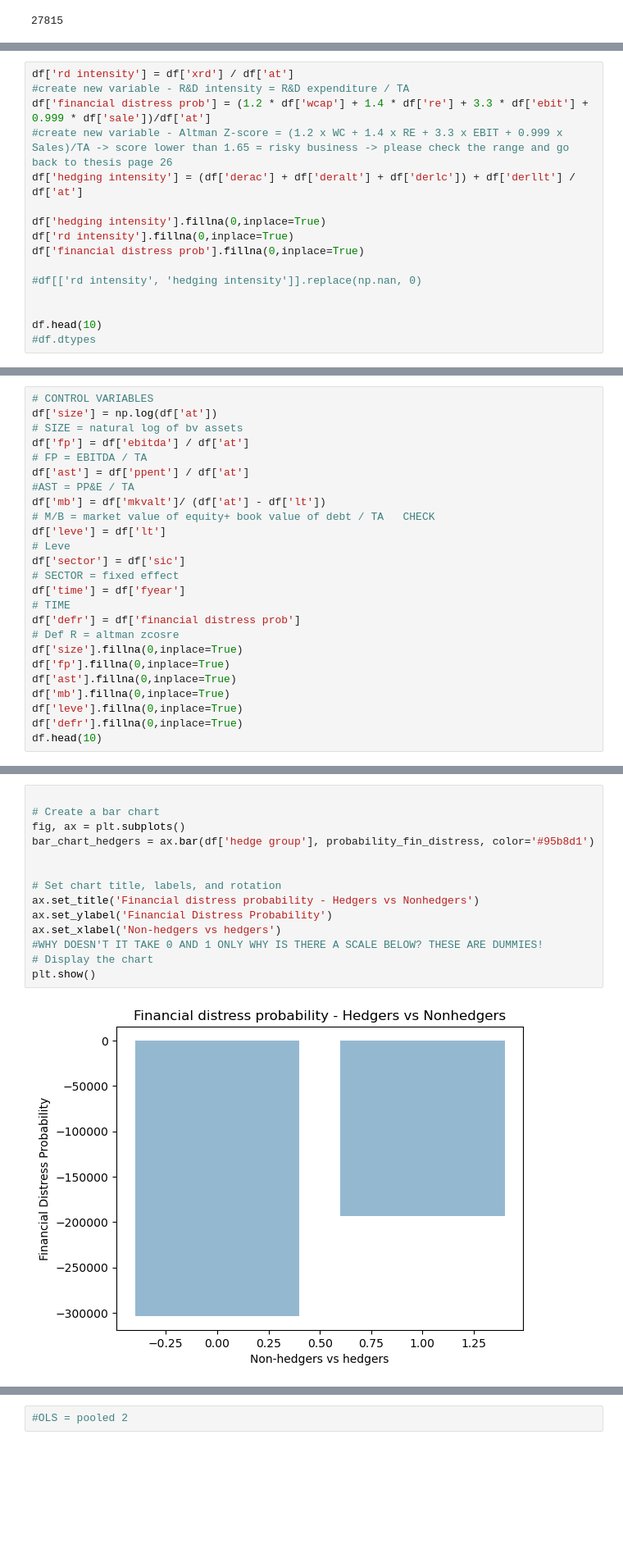
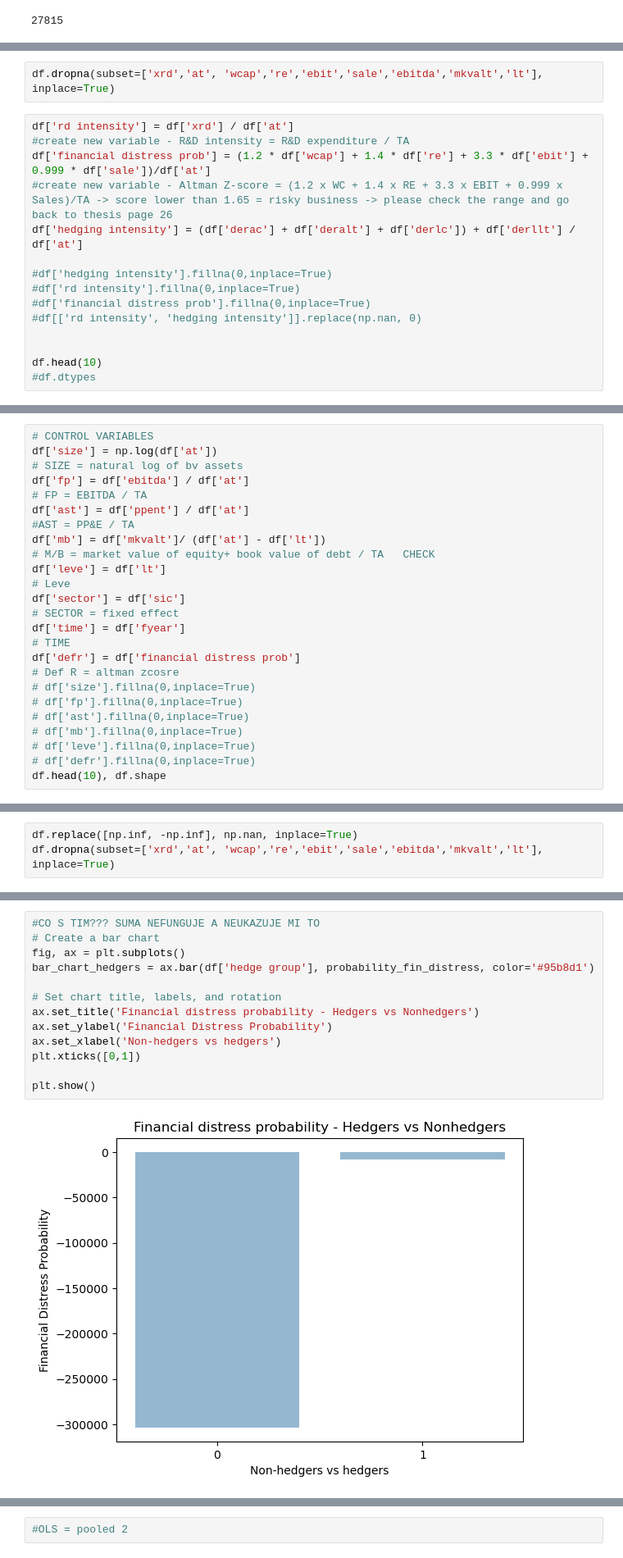
Before and after one commit to Betty099/thesis_data, a Jupyter notebook: thesis.ipynb, the cells around one changed output, grey strips where cells are left out. Shown at 82% size. Drawn from its saved outputs; the diff is of its cells as text; blank space fills up the shorter version.

```diff
--- a/thesis.ipynb
+++ b/thesis.ipynb
@@ -103,3 +84,5 @@ df.head(30)
+# %%
+df.dropna(subset=['xrd','at', 'wcap','re','ebit','sale','ebitda','mkvalt','lt'], inplace=True)
 # %%
 df['rd intensity'] = df['xrd'] / df['at']
 #create new variable - R&D intensity = R&D expenditure / TA
@@ -107,10 +90,9 @@ df['financial distress prob'] = (1.2 * df['wcap'] + 1.4 * df['re'] + 3.3 * df['e
 #create new variable - Altman Z-score = (1.2 x WC + 1.4 x RE + 3.3 x EBIT + 0.999 x Sales)/TA -> score lower than 1.65 = risky business -> please check the range and go back to thesis page 26
 df['hedging intensity'] = (df['derac'] + df['deralt'] + df['derlc']) + df['derllt'] / df['at']
 
-df['hedging intensity'].fillna(0,inplace=True)
-df['rd intensity'].fillna(0,inplace=True)
-df['financial distress prob'].fillna(0,inplace=True)
-
+#df['hedging intensity'].fillna(0,inplace=True)
+#df['rd intensity'].fillna(0,inplace=True)
+#df['financial distress prob'].fillna(0,inplace=True)
 #df[['rd intensity', 'hedging intensity']].replace(np.nan, 0)
 
 
@@ -168,11 +150,11 @@ df['time'] = df['fyear']
 # TIME
 df['defr'] = df['financial distress prob']
 # Def R = altman zcosre
-df['size'].fillna(0,inplace=True)
-df['fp'].fillna(0,inplace=True)
-df['ast'].fillna(0,inplace=True)
-df['mb'].fillna(0,inplace=True)
-df['leve'].fillna(0,inplace=True)
-df['defr'].fillna(0,inplace=True)
-df.head(10)
+# df['size'].fillna(0,inplace=True)
+# df['fp'].fillna(0,inplace=True)
+# df['ast'].fillna(0,inplace=True)
+# df['mb'].fillna(0,inplace=True)
+# df['leve'].fillna(0,inplace=True)
+# df['defr'].fillna(0,inplace=True)
+df.head(10), df.shape
 # %% [output]
@@ -191,3 +178,6 @@ df.head(10)
+# %%
+df.replace([np.inf, -np.inf], np.nan, inplace=True)
+df.dropna(subset=['xrd','at', 'wcap','re','ebit','sale','ebitda','mkvalt','lt'], inplace=True)
 # %%
 # descriptive statistics
 from IPython.display import Image
@@ -261,19 +269,18 @@ plt.show()
 # %%
-
+#CO S TIM??? SUMA NEFUNGUJE A NEUKAZUJE MI TO
 # Create a bar chart
 fig, ax = plt.subplots()
 bar_chart_hedgers = ax.bar(df['hedge group'], probability_fin_distress, color='#95b8d1')
-
 
 # Set chart title, labels, and rotation
 ax.set_title('Financial distress probability - Hedgers vs Nonhedgers')
 ax.set_ylabel('Financial Distress Probability')
 ax.set_xlabel('Non-hedgers vs hedgers')
-#WHY DOESN'T IT TAKE 0 AND 1 ONLY WHY IS THERE A SCALE BELOW? THESE ARE DUMMIES!
-# Display the chart
+plt.xticks([0,1])
+
 plt.show()
 # %% [output]
-[figure, old version]
+[figure, new version]
 # %%
 # Create a bar chart
 fig, ax = plt.subplots()
```
Also changed, not shown: parts of 17 cells of this notebook, 2 other files.
